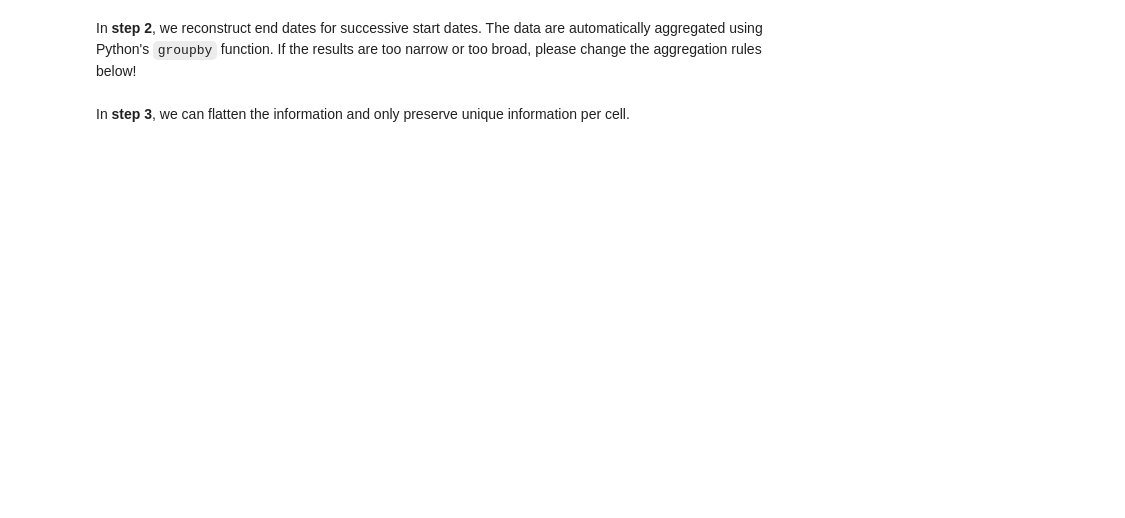
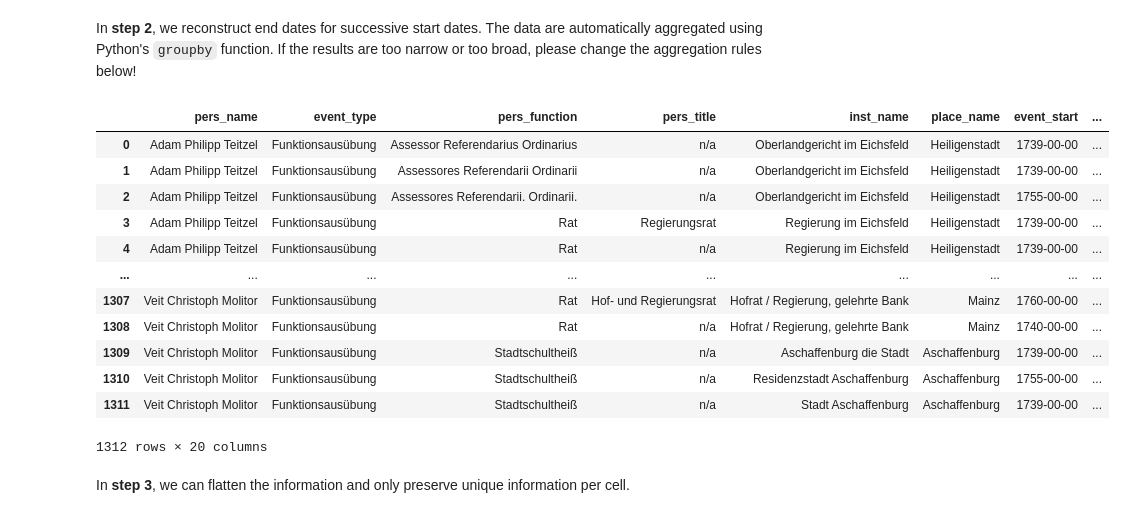
Before and after one commit to ieg-dhr/DigiKAR, a Jupyter notebook: JupyterNotebooks_DigiKAR/Factoids_Step2c_VerticalConsolidation_Staatskalender.ipynb, the cells around one changed output. Saved outputs shown, nothing was run; the diff lists cells and outputs as text; code cells hidden in the pictures; blank space fills up the shorter version.

```diff
--- a/JupyterNotebooks_DigiKAR/Factoids_Step2c_VerticalConsolidation_Staatskalender.ipynb
+++ b/JupyterNotebooks_DigiKAR/Factoids_Step2c_VerticalConsolidation_Staatskalender.ipynb
@@ -139,26 +183,40 @@ In **step 2**, we reconstruct end dates for successive start dates. The data are
 # %%
 # Group the dataframe and aggregate the start and end dates
 # code updated after problem with merged columns
 # see discussion on Stackoverflow: https://stackoverflow.com/questions/76558443/column-remains-empty-when-using-map-with-dictionary-in-pandas-dataframe/76558586#76558586
 
-grouped_df = df2.groupby(['pers_name', 'event_type', "pers_function", "pers_title", "inst_name", "place_name"], as_index=False).agg(
+grouped_df = final_df.groupby(['pers_name', 'event_type', "pers_function", "pers_title", "inst_name", "place_name"], as_index=False).agg(
                                                          {'event_start': 'min',
                                                           "event_after-date":'min',
                                                           "event_before-date":'max',
                                                           "event_end":'max',
                                                           "factoid_ID":list,
                                                           "alternative_names":list,
                                                           "pers_ID":list,
                                                           "rel_pers":list,
                                                           "source_quotations":list,
                                                           "additional_info":list,
                                                           "comment":list,
                                                           "info_dump":list,
                                                           "source_combined":list,
                                                           "event_value":list
                                                           })
 
 display(grouped_df)
+# %% [output]
+|  | pers_name | event_type | pers_function | pers_title | inst_name | place_name | event_start | ... |
+| 0 | Adam Philipp Teitzel | Funktionsausübung | Assessor Referendarius Ordinarius | n/a | Oberlandgericht im Eichsfeld | Heiligenstadt | 1739-00-00 | ... |
+| 1 | Adam Philipp Teitzel | Funktionsausübung | Assessores Referendarii Ordinarii | n/a | Oberlandgericht im Eichsfeld | Heiligenstadt | 1739-00-00 | ... |
+| 2 | Adam Philipp Teitzel | Funktionsausübung | Assessores Referendarii. Ordinarii. | n/a | Oberlandgericht im Eichsfeld | Heiligenstadt | 1755-00-00 | ... |
+| 3 | Adam Philipp Teitzel | Funktionsausübung | Rat | Regierungsrat | Regierung im Eichsfeld | Heiligenstadt | 1739-00-00 | ... |
+| 4 | Adam Philipp Teitzel | Funktionsausübung | Rat | n/a | Regierung im Eichsfeld | Heiligenstadt | 1739-00-00 | ... |
+| ... | ... | ... | ... | ... | ... | ... | ... | ... |
+| 1307 | Veit Christoph Molitor | Funktionsausübung | Rat | Hof- und Regierungsrat | Hofrat / Regierung, gelehrte Bank | Mainz | 1760-00-00 | ... |
+| 1308 | Veit Christoph Molitor | Funktionsausübung | Rat | n/a | Hofrat / Regierung, gelehrte Bank | Mainz | 1740-00-00 | ... |
+| 1309 | Veit Christoph Molitor | Funktionsausübung | Stadtschultheiß | n/a | Aschaffenburg die Stadt | Aschaffenburg | 1739-00-00 | ... |
+| 1310 | Veit Christoph Molitor | Funktionsausübung | Stadtschultheiß | n/a | Residenzstadt Aschaffenburg | Aschaffenburg | 1755-00-00 | ... |
+| 1311 | Veit Christoph Molitor | Funktionsausübung | Stadtschultheiß | n/a | Stadt Aschaffenburg | Aschaffenburg | 1739-00-00 | ... |
+1312 rows × 20 columns
 # %% [markdown]
 In **step 3**, we can flatten the information and only preserve unique information per cell.
 # %%
```
Also changed, not shown: parts of 7 cells of this notebook.
